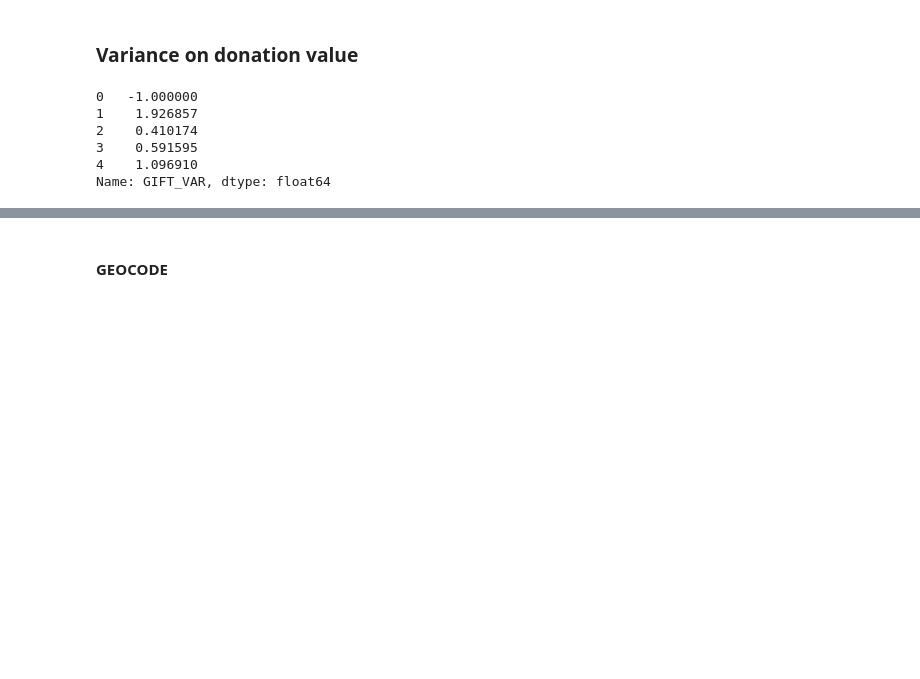
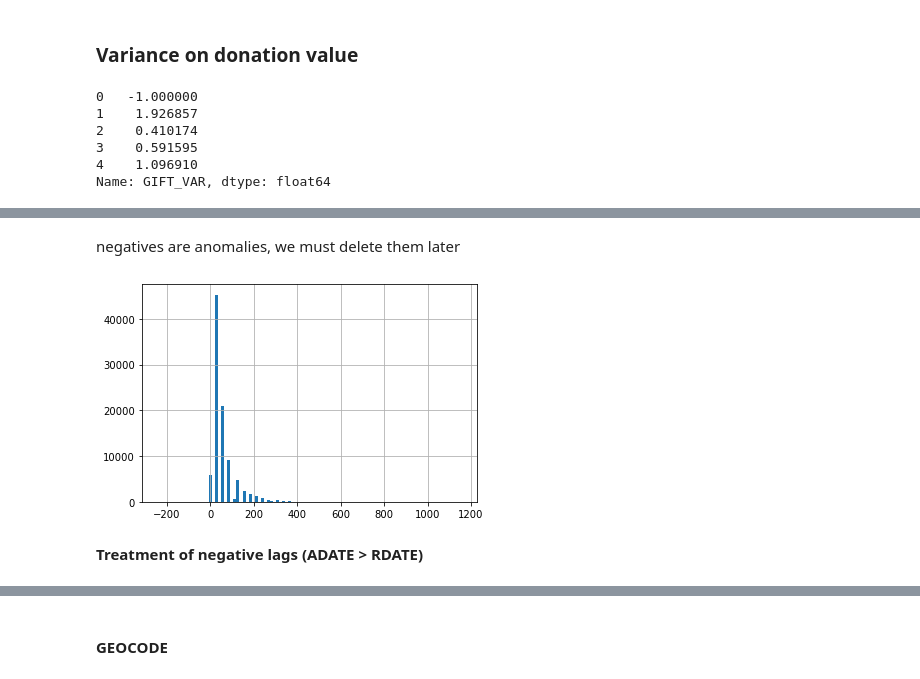
Before and after one commit to FilipeGCoelho/DM, a Jupyter notebook: Notebooks/1_Data_Preprocessing-Other.ipynb, the cells around one changed output, grey strips where cells are left out. Saved outputs shown, nothing was run; the diff lists cells and outputs as text; code cells hidden in the pictures; blank space fills up the shorter version.

```diff
--- a/Notebooks/1_Data_Preprocessing-Other.ipynb
+++ b/Notebooks/1_Data_Preprocessing-Other.ipynb
@@ -299,0 +335,8 @@ Name: GIFT_VAR, dtype: float64
+# %% [markdown]
+negatives are anomalies, we must delete them later
+# %%
+df_['LAG_max'].hist(bins=100);
+# %% [output]
+[figure, added]
+# %% [markdown]
+**Treatment of negative lags (ADATE > RDATE)**
```
Also changed, not shown: parts of 64 cells of this notebook.
